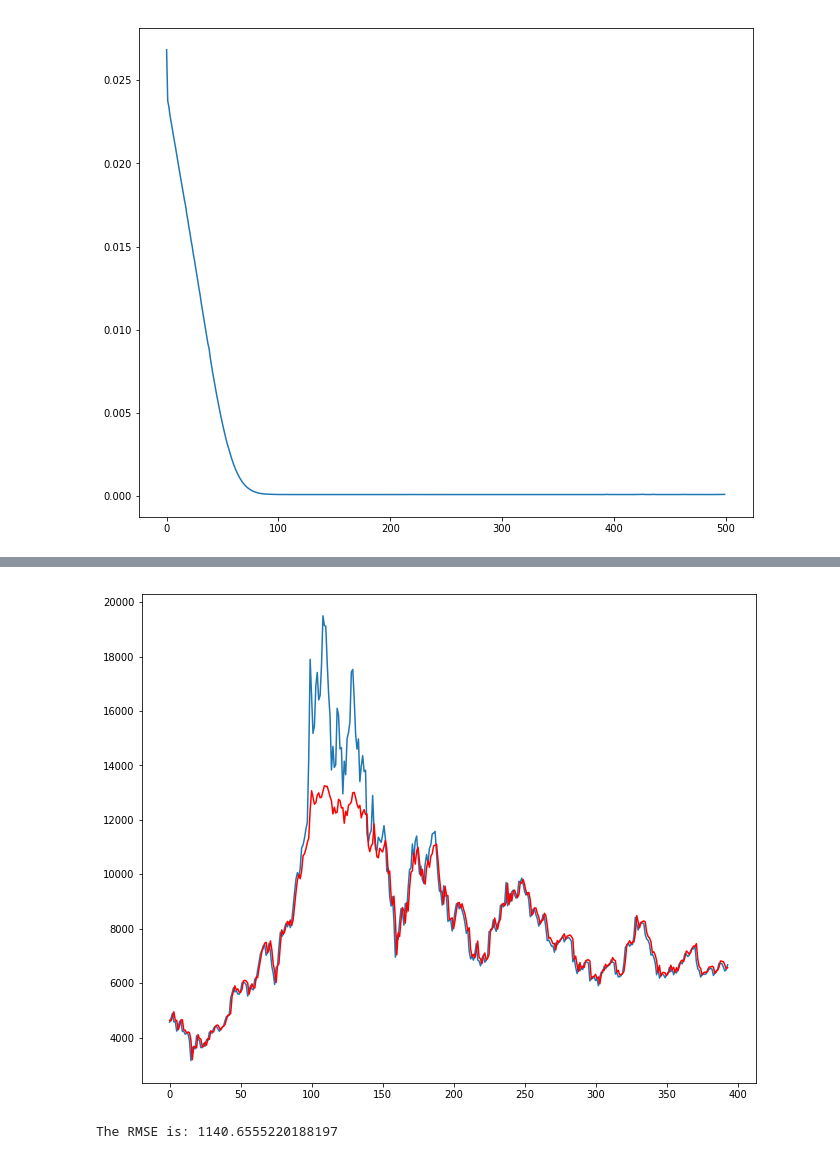
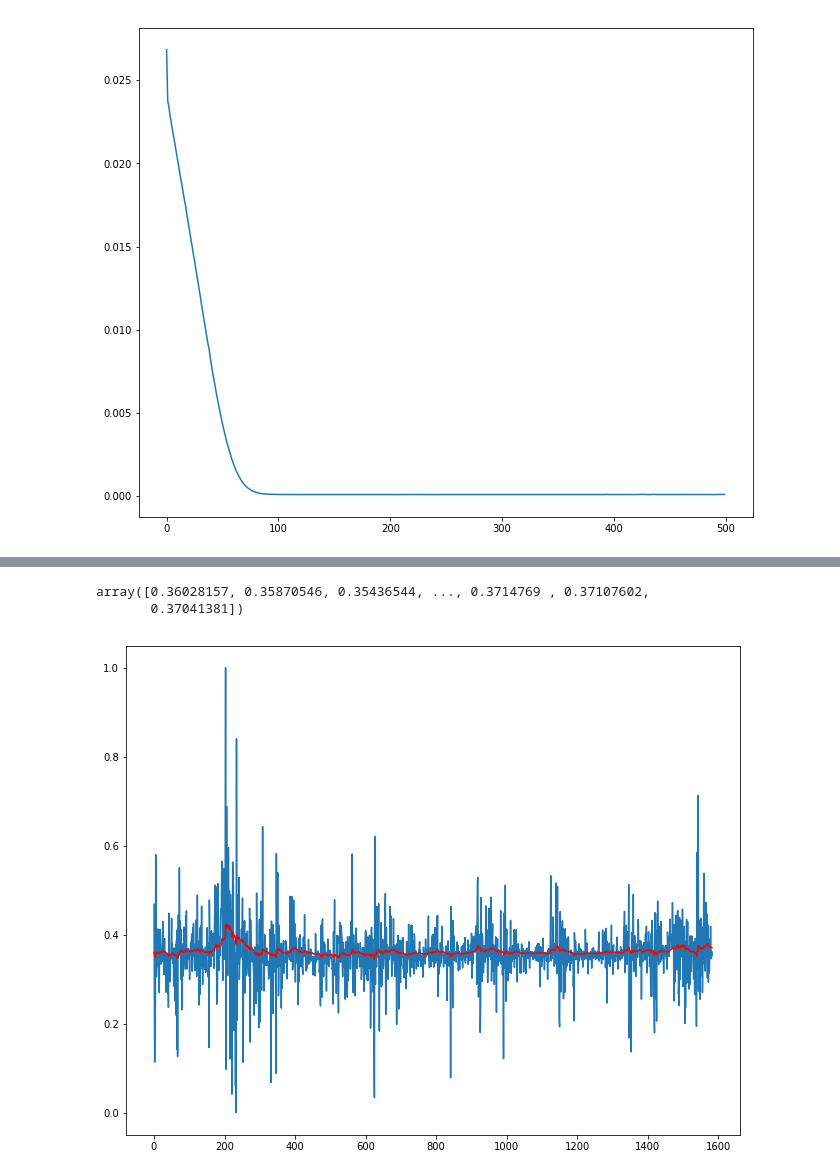
Before and after one commit to CyianNYU/DS-GA3001TS_Project, a Jupyter notebook: bitcoin_prediction-RNN.ipynb, the cells around one changed output, grey strips where cells are left out. Drawn from its saved outputs; the diff is of its cells as text; code cells hidden in the pictures.

```diff
--- a/bitcoin_prediction-RNN.ipynb
+++ b/bitcoin_prediction-RNN.ipynb
@@ -485,0 +770,11 @@ plt.show()
+# %%
+close_price = df_btc.Close.values
+close_ratio = []
+for i in range(len(close_price)-1):
+    close_ratio.append((close_price[i+1]-close_price[i])/close_price[i]*1.0)
+# %%
+split_value_ratio = int(len(close_ratio)*.2)
+df_train= np.array(close_ratio[:len(close_ratio)-split_value_ratio])
+df_test= np.array(close_ratio[len(close_ratio)-split_value_ratio:])
+training_set_ratio = sc.fit_transform(df_train.reshape(-1, 1))
+test_set_ratio = sc.transform(df_test.reshape(-1,1))
@@ -488,0 +813,12 @@ predicted_BTC_price = sc.inverse_transform(predicted_BTC_price)
+# %%
+from arch import arch_model
+train = list(training_set_ratio.reshape(1, -1)[0])
+test = list(test_set_ratio.reshape(1, -1)[0])
+# define model
+model = arch_model(train, mean='Zero', vol='GARCH', p=1, q=1)
+# fit model
+model_fit = model.fit()
+# forecast the test set
+forecasts = model_fit.forecast(horizon=split_value_ratio)
+#[split_value_ratio:]
+y_hat = forecasts.mean
@@ -489,11 +868,13 @@ predicted_BTC_price = sc.inverse_transform(predicted_BTC_price)
+# %%
+y_hat*100
+# %% [output]
+array([0.36028157, 0.35870546, 0.35436544, ..., 0.3714769 , 0.37107602,
+       0.37041381])
+# %%
+y_hat = np.sqrt(res.params['omega'] + res.params['alpha[1]'] * res.resid**2 + res.conditional_volatility**2 * res.params['beta[1]'])
 # %%
-plt.plot(y_test)
-plt.plot(predicted_BTC_price, 'r')
+plt.plot(train)
+plt.plot(y_hat, c = 'red')
 plt.show()
 # %% [output]
-[figure, old version]
+[figure, new version]
-# %%
-# rmse
-print('The RMSE is: %s'%sqrt(mean_squared_error(y_test, predicted_BTC_price)))
-# %% [output]
-The RMSE is: 1140.6555220188197
```
Also changed, not shown: parts of 45 cells of this notebook.
